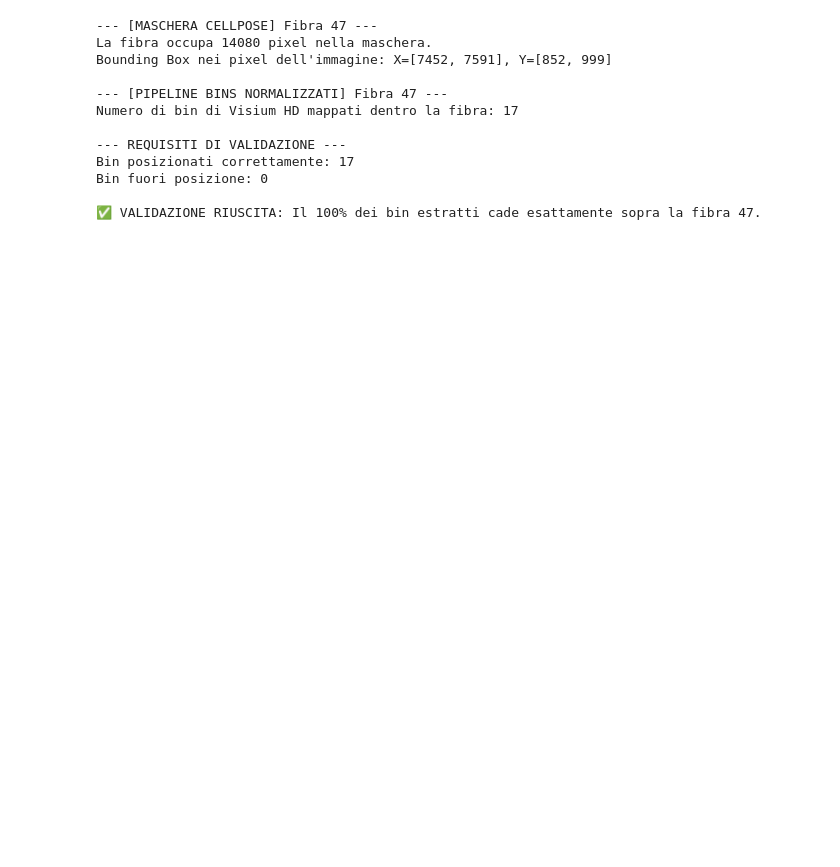
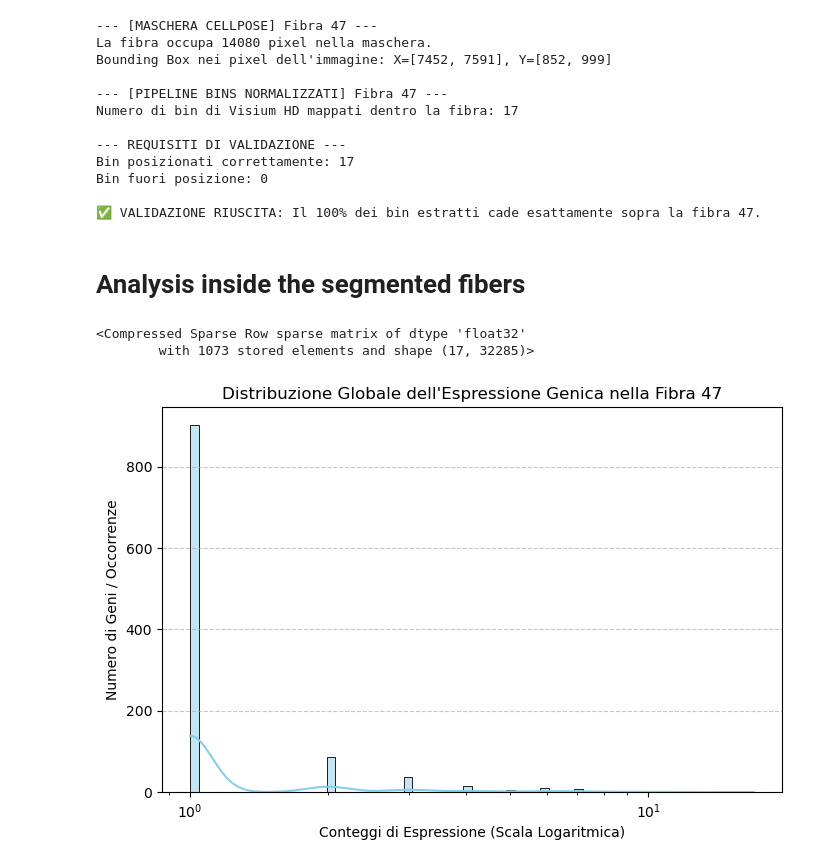
Before and after one commit to Rankstrait/Spatial-Transcriptomic, a Jupyter notebook: notebooks/fibers_assignment.ipynb, the cells around one changed output. Saved outputs shown, nothing was run; the diff lists cells and outputs as text; code cells hidden in the pictures; blank space fills up the shorter version.

```diff
--- a/notebooks/fibers_assignment.ipynb
+++ b/notebooks/fibers_assignment.ipynb
@@ -32,2 +34,3 @@ from skimage import io as skio
 # %%
-mask= skio.imread("/home/stefano/Downloads/blocco1_sham_masks.tif")
+#read and upload mask
+mask= skio.imread("/home/stefano/Documents/Spatial-Transcriptomic/images/blocco1_sham_masks.tif")
@@ -254,3 +653,5 @@ Bin posizionati correttamente: 17
 Bin fuori posizione: 0
 
 ✅ VALIDAZIONE RIUSCITA: Il 100% dei bin estratti cade esattamente sopra la fibra 47.
+# %% [markdown]
+# Analysis inside the segmented fibers
@@ -256,0 +663,24 @@ Bin fuori posizione: 0
+# %%
+#want to analyze the fiber labeled as 47
+adata_fiber_47 = adata_inside_fibers[adata_inside_fibers.obs['assigned_fiber']==47]
+
+#see the gene expression inside the fiber
+adata_fiber_47.X
+# %% [output]
+<Compressed Sparse Row sparse matrix of dtype 'float32'
+        with 1073 stored elements and shape (17, 32285)>
+# %%
+# Try to visualize the expression of genes inside the fiber
+counts = adata_fiber_47.X.toarray()
+counts = counts[counts>0] #consider only genes which are expressed
+
+#plot the distribution of the expressed genes
+plt.figure(figsize=(8, 5))
+sns.histplot(counts, kde=True, log_scale=True, color='skyblue')
+plt.title(f"Distribuzione Globale dell'Espressione Genica nella Fibra {47}")
+plt.xlabel("Conteggi di Espressione (Scala Logaritmica)")
+plt.ylabel("Numero di Geni / Occorrenze")
+plt.grid(axis='y', linestyle='--', alpha=0.7)
+plt.show()
+# %% [output]
+[figure, added]
```
Also changed, not shown: parts of 57 cells of this notebook, 5 other files.
